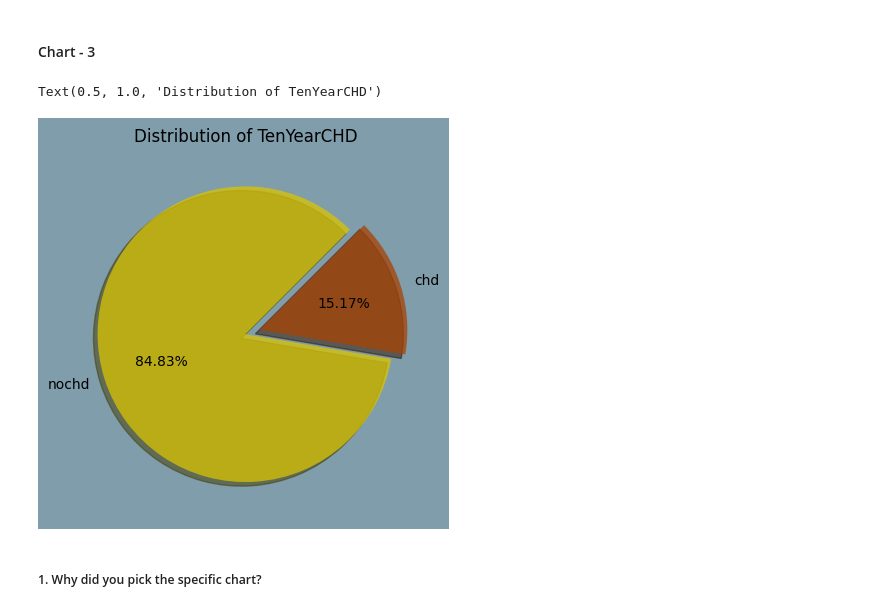
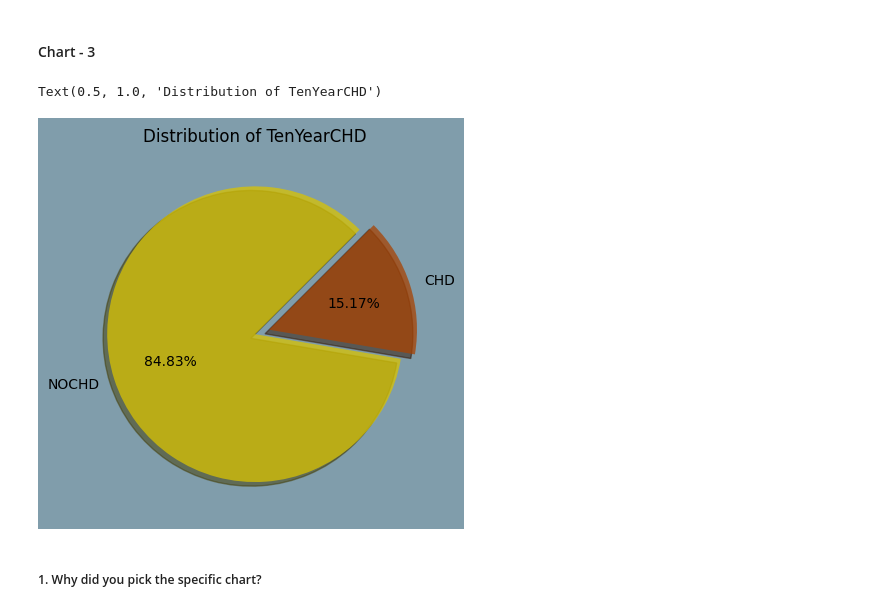
Before and after one commit to uday2510/Cardiovascular-Risk-Prediction, a Jupyter notebook: Cardiovascular_Risk_Prediction.ipynb, the cells around one changed output. Saved outputs shown, nothing was run; the diff lists cells and outputs as text; code cells hidden in the pictures.

```diff
--- a/Cardiovascular_Risk_Prediction.ipynb
+++ b/Cardiovascular_Risk_Prediction.ipynb
@@ -346,13 +346,13 @@ Text(0, 0.5, 'features')
 #### Chart - 3
 # %%
 x=df1['TenYearCHD'].value_counts()
-label=['nochd','chd']
+label=['NOCHD','CHD']
 plt.figure(facecolor='#809dab')
 plt.pie(x.values, labels= label, autopct='%1.2f%%',startangle=45,colors=['#d9c302','#a84303'],shadow=True,explode=(0,0.1),wedgeprops={'alpha':0.75})
 plt.title('Distribution of TenYearCHD')
 # %% [output]
 Text(0.5, 1.0, 'Distribution of TenYearCHD')
-[figure, old version]
+[figure, new version]
 # %% [markdown]
 ##### 1. Why did you pick the specific chart?
 # %% [markdown]
```
Also changed, not shown: parts of 31 cells of this notebook.
